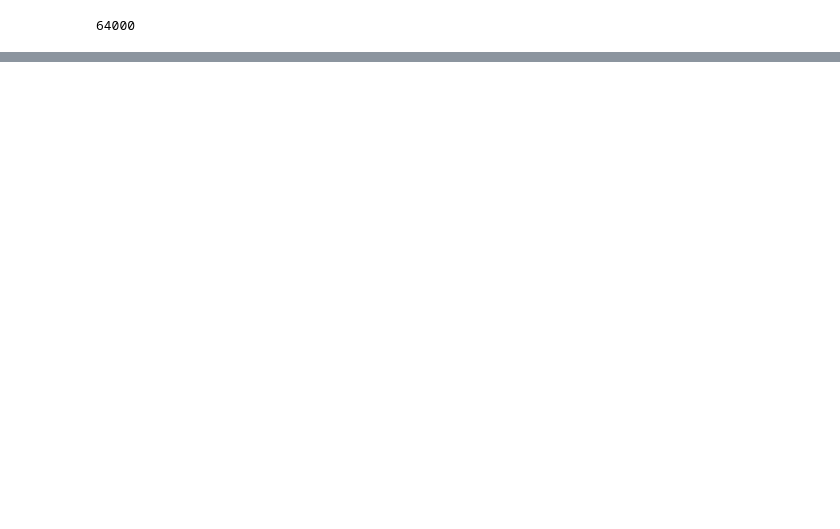
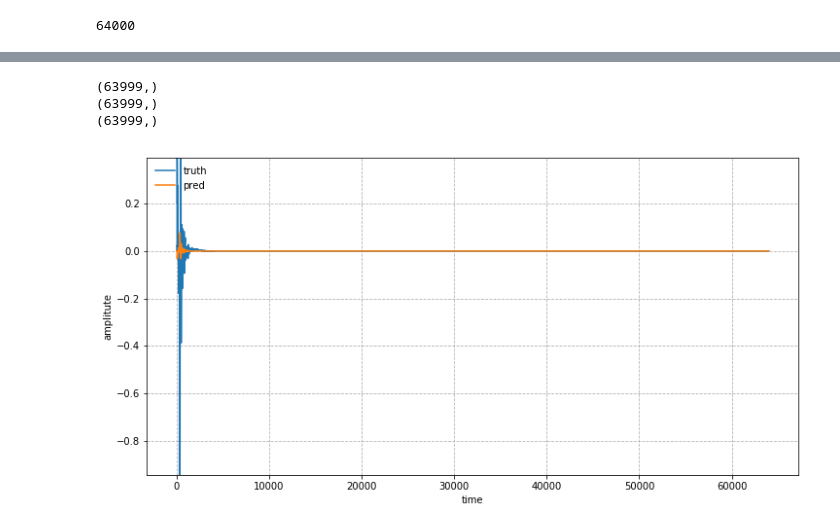
Before and after one commit to KeplerC/LSTMxWave, a Jupyter notebook: Autoencoder-experimental.ipynb, the cells around one changed output, grey strips where cells are left out. Drawn from its saved outputs; the diff is of its cells as text; code cells hidden in the pictures; blank space fills up the shorter version.

Commit message:
visualization

```diff
--- a/Autoencoder-experimental.ipynb
+++ b/Autoencoder-experimental.ipynb
@@ -247,7 +157,7 @@ with tf.Session() as sess:
 
     global_step = 0
     epoch_step = 0
-    d = dt(audio)
+    d = dt(audio, test_ratio=0)
     for batch_x, batch_y in d.generate_one_epoch(batch_size):
         global_step += 1
         epoch_step += 1
@@ -258,5 +168,14 @@ with tf.Session() as sess:
             symbols: batch_labels,
         }
         train_loss, _ = sess.run([loss, optim], train_data_feed)
-        print(train_loss)
+        if(global_step % 10 == 0):
+            print(train_loss)
+
+    test_data_feed = {
+            learning_rate : 0.00001,
+            inputs: d.train_X,
+            targets: d.train_y,
+            symbols: batch_labels,
+    }
+    test_loss, test_pred = sess.run([loss, pred], test_data_feed)
 # %% [output]
@@ -279,0 +209,25 @@ with tf.Session() as sess:
+# %%
+def _flatten(seq):
+    return [x for y in seq for x in y]
+
+truths = np.array(audio[:-1])
+preds = np.array(_flatten(test_pred))
+print(truths.shape)
+print(preds.shape)
+days = np.array(range(len(truths))[-64000:])
+print(days.shape)
+
+plt.figure(figsize=(12, 6))
+plt.plot(days, truths, label='truth')
+plt.plot(days, preds, label='pred')
+plt.legend(loc='upper left', frameon=False)
+plt.xlabel("time")
+plt.ylabel("amplitute")
+plt.ylim((min(truths), max(truths)))
+plt.grid(ls='--')
+plt.show()
+# %% [output]
+(63999,)
+(63999,)
+(63999,)
+[figure, added]
```
Also changed, not shown: parts of 8 cells of this notebook.
